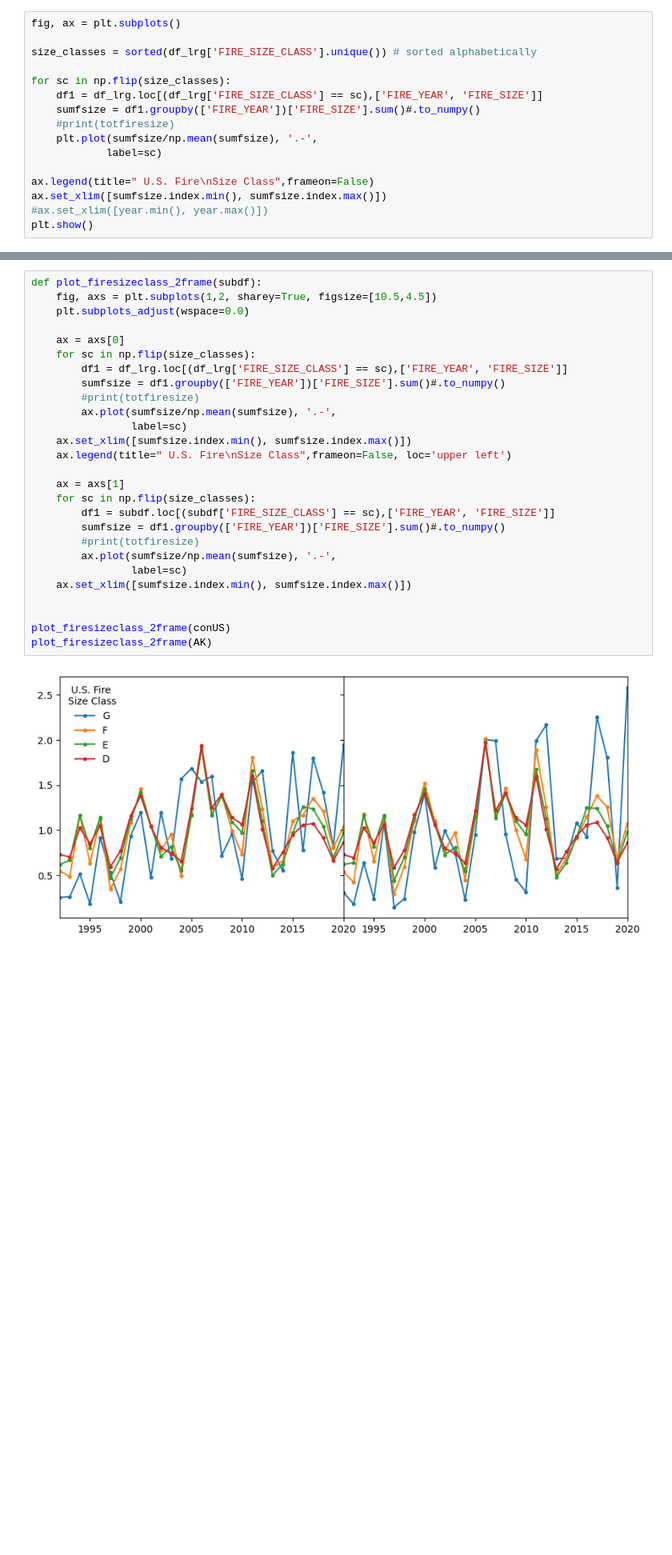
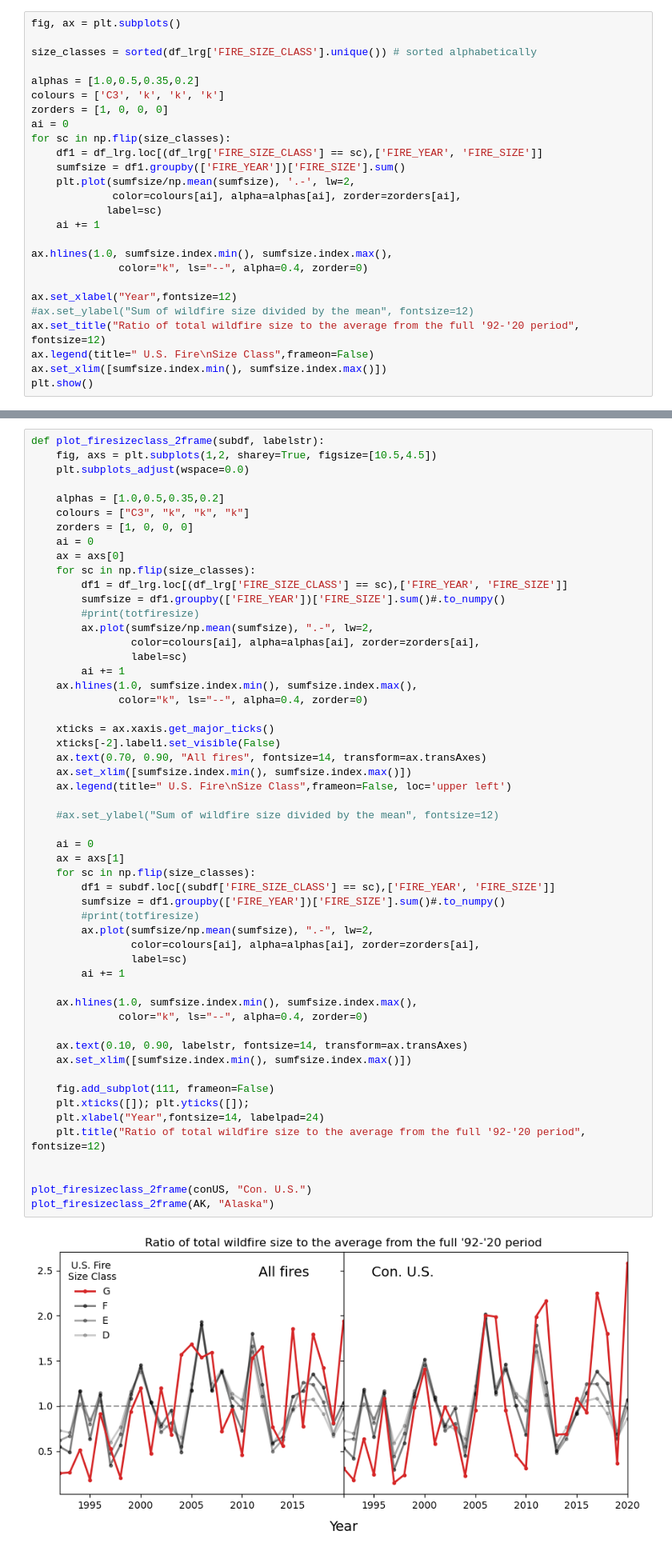
Before and after one commit to rucskajj/Data-Science-Projects, a Jupyter notebook: USWildfires00-20/US_Wildfires_Analysis.ipynb, the cells around one changed output, grey strips where cells are left out. Shown at 80% size. Drawn from its saved outputs; the diff is of its cells as text; blank space fills up the shorter version.

```diff
--- a/USWildfires00-20/US_Wildfires_Analysis.ipynb
+++ b/USWildfires00-20/US_Wildfires_Analysis.ipynb
@@ -123,15 +167,25 @@ fig, ax = plt.subplots()
 
 size_classes = sorted(df_lrg['FIRE_SIZE_CLASS'].unique()) # sorted alphabetically
 
+alphas = [1.0,0.5,0.35,0.2]
+colours = ['C3', 'k', 'k', 'k']
+zorders = [1, 0, 0, 0]
+ai = 0
 for sc in np.flip(size_classes):
     df1 = df_lrg.loc[(df_lrg['FIRE_SIZE_CLASS'] == sc),['FIRE_YEAR', 'FIRE_SIZE']]
-    sumfsize = df1.groupby(['FIRE_YEAR'])['FIRE_SIZE'].sum()#.to_numpy()
-    #print(totfiresize)
-    plt.plot(sumfsize/np.mean(sumfsize), '.-',
+    sumfsize = df1.groupby(['FIRE_YEAR'])['FIRE_SIZE'].sum()
+    plt.plot(sumfsize/np.mean(sumfsize), '.-', lw=2,
+             color=colours[ai], alpha=alphas[ai], zorder=zorders[ai],
             label=sc)
+    ai += 1
 
+ax.hlines(1.0, sumfsize.index.min(), sumfsize.index.max(),
+              color="k", ls="--", alpha=0.4, zorder=0)
+
+ax.set_xlabel("Year",fontsize=12)
+#ax.set_ylabel("Sum of wildfire size divided by the mean", fontsize=12)
+ax.set_title("Ratio of total wildfire size to the average from the full '92-'20 period", fontsize=12)
 ax.legend(title=" U.S. Fire\nSize Class",frameon=False)
 ax.set_xlim([sumfsize.index.min(), sumfsize.index.max()])
-#ax.set_xlim([year.min(), year.max()])
 plt.show()
 # %% [output]
@@ -228,29 +284,56 @@ plot_firesize_overtime(med_cUS, mean_cUS, sum_cUS, cnt_cUS)
 # %%
-def plot_firesizeclass_2frame(subdf):
+def plot_firesizeclass_2frame(subdf, labelstr):
     fig, axs = plt.subplots(1,2, sharey=True, figsize=[10.5,4.5])
     plt.subplots_adjust(wspace=0.0)
 
+    alphas = [1.0,0.5,0.35,0.2]
+    colours = ["C3", "k", "k", "k"]
+    zorders = [1, 0, 0, 0]
+    ai = 0
     ax = axs[0]
     for sc in np.flip(size_classes):
         df1 = df_lrg.loc[(df_lrg['FIRE_SIZE_CLASS'] == sc),['FIRE_YEAR', 'FIRE_SIZE']]
         sumfsize = df1.groupby(['FIRE_YEAR'])['FIRE_SIZE'].sum()#.to_numpy()
         #print(totfiresize)
-        ax.plot(sumfsize/np.mean(sumfsize), '.-',
+        ax.plot(sumfsize/np.mean(sumfsize), ".-", lw=2,
+                color=colours[ai], alpha=alphas[ai], zorder=zorders[ai],
                 label=sc)
+        ai += 1
+    ax.hlines(1.0, sumfsize.index.min(), sumfsize.index.max(),
+              color="k", ls="--", alpha=0.4, zorder=0)
+
+    xticks = ax.xaxis.get_major_ticks()
+    xticks[-2].label1.set_visible(False)
+    ax.text(0.70, 0.90, "All fires", fontsize=14, transform=ax.transAxes)
     ax.set_xlim([sumfsize.index.min(), sumfsize.index.max()])
     ax.legend(title=" U.S. Fire\nSize Class",frameon=False, loc='upper left')
 
+    #ax.set_ylabel("Sum of wildfire size divided by the mean", fontsize=12)
+
+    ai = 0
     ax = axs[1]
     for sc in np.flip(size_classes):
         df1 = subdf.loc[(subdf['FIRE_SIZE_CLASS'] == sc),['FIRE_YEAR', 'FIRE_SIZE']]
         sumfsize = df1.groupby(['FIRE_YEAR'])['FIRE_SIZE'].sum()#.to_numpy()
         #print(totfiresize)
-        ax.plot(sumfsize/np.mean(sumfsize), '.-',
+        ax.plot(sumfsize/np.mean(sumfsize), ".-", lw=2,
+                color=colours[ai], alpha=alphas[ai], zorder=zorders[ai],
                 label=sc)
+        ai += 1
+
+    ax.hlines(1.0, sumfsize.index.min(), sumfsize.index.max(),
+              color="k", ls="--", alpha=0.4, zorder=0)
+
+    ax.text(0.10, 0.90, labelstr, fontsize=14, transform=ax.transAxes)
     ax.set_xlim([sumfsize.index.min(), sumfsize.index.max()])
 
+    fig.add_subplot(111, frameon=False)
+    plt.xticks([]); plt.yticks([]);
+    plt.xlabel("Year",fontsize=14, labelpad=24)
+    plt.title("Ratio of total wildfire size to the average from the full '92-'20 period", fontsize=12)
 
-plot_firesizeclass_2frame(conUS)
-plot_firesizeclass_2frame(AK)
+
+plot_firesizeclass_2frame(conUS, "Con. U.S.")
+plot_firesizeclass_2frame(AK, "Alaska")
 # %% [output]
-[figure, old version]
+[figure, new version]
```
Also changed, not shown: parts of 9 cells of this notebook.
